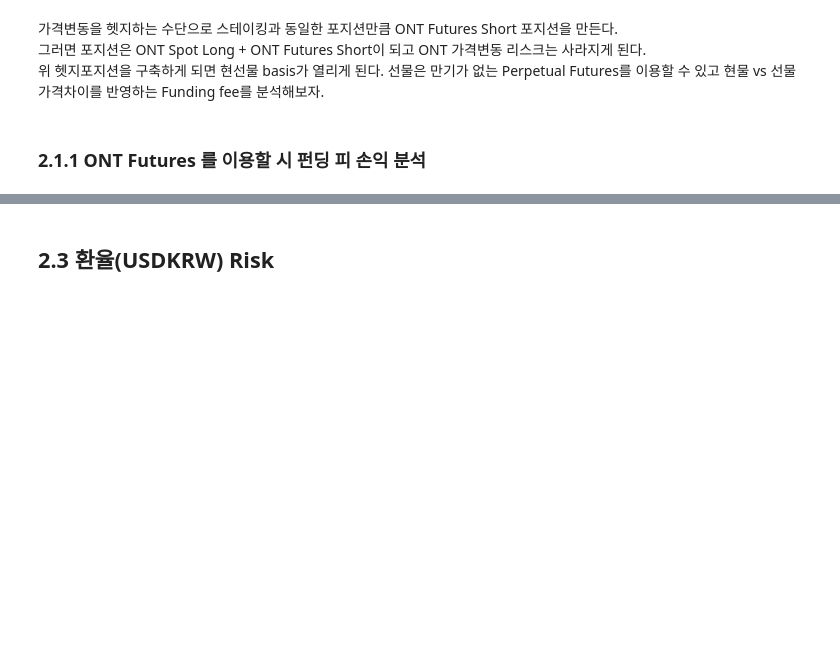
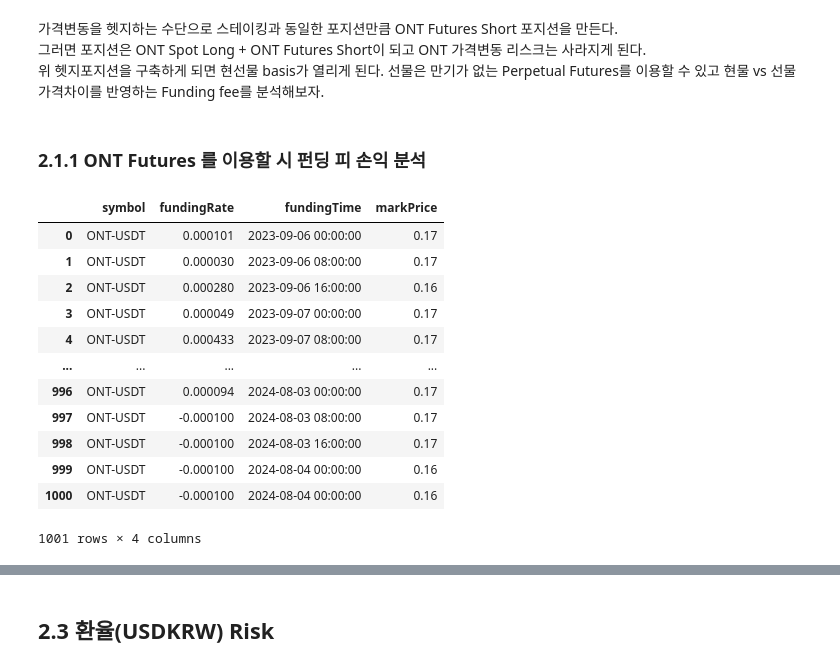
Before and after one commit to minhoo-main/Investing_crypto, a Jupyter notebook: ont_staking.ipynb, the cells around one changed output, grey strips where cells are left out. Drawn from its saved outputs; the diff is of its cells as text; code cells hidden in the pictures; blank space fills up the shorter version.

```diff
--- a/ont_staking.ipynb
+++ b/ont_staking.ipynb
@@ -93,3 +93,19 @@ df_ont = bingx.get_funding_rate_history('ONT')
+# %%
+df_ont
+# %% [output]
+|  | symbol | fundingRate | fundingTime | markPrice |
+| 0 | ONT-USDT | 0.000101 | 2023-09-06 00:00:00 | 0.17 |
+| 1 | ONT-USDT | 0.000030 | 2023-09-06 08:00:00 | 0.17 |
+| 2 | ONT-USDT | 0.000280 | 2023-09-06 16:00:00 | 0.16 |
+| 3 | ONT-USDT | 0.000049 | 2023-09-07 00:00:00 | 0.17 |
+| 4 | ONT-USDT | 0.000433 | 2023-09-07 08:00:00 | 0.17 |
+| ... | ... | ... | ... | ... |
+| 996 | ONT-USDT | 0.000094 | 2024-08-03 00:00:00 | 0.17 |
+| 997 | ONT-USDT | -0.000100 | 2024-08-03 08:00:00 | 0.17 |
+| 998 | ONT-USDT | -0.000100 | 2024-08-03 16:00:00 | 0.17 |
+| 999 | ONT-USDT | -0.000100 | 2024-08-04 00:00:00 | 0.16 |
+| 1000 | ONT-USDT | -0.000100 | 2024-08-04 00:00:00 | 0.16 |
+1001 rows × 4 columns
 # %%
 import matplotlib.pyplot as plt
 plt.plot(df_ont.fundingTime, df_ont.fundingRate)
```
Also changed, not shown: parts of 2 cells of this notebook, 1 other file.
